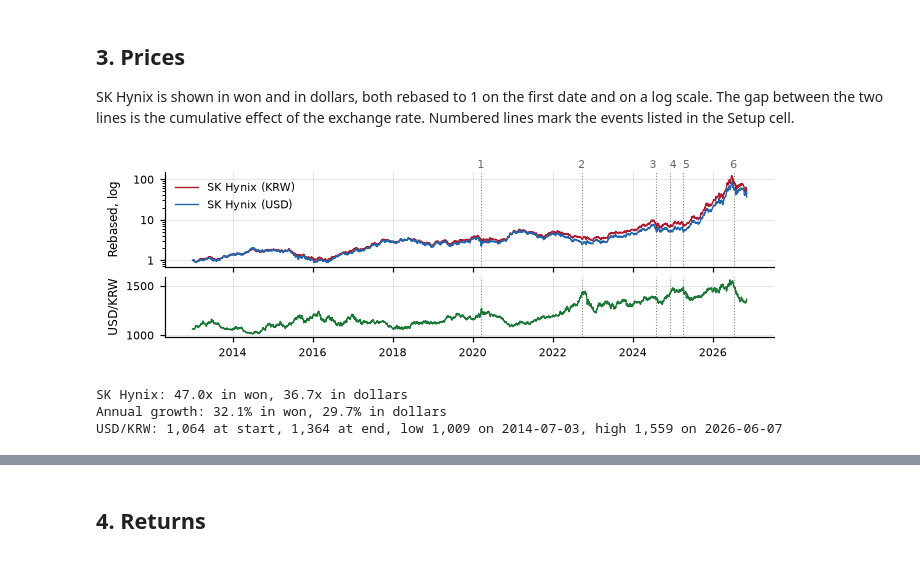
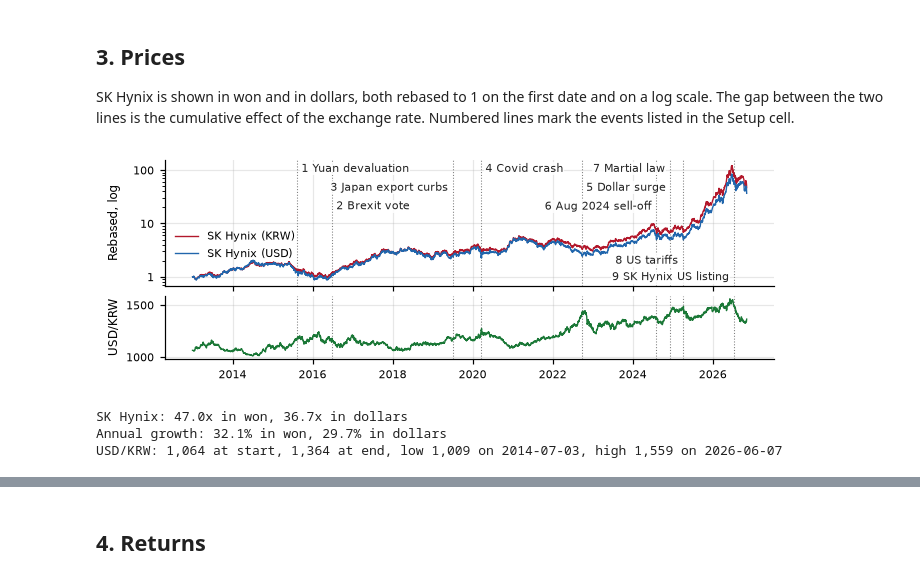
Before and after one commit to jaiveer-singh-madan/Playing-With-Finance, a Jupyter notebook: Risk_Management/Assignment1/fm321_assignment1_hynix_krw.ipynb, the cells around one changed output, grey strips where cells are left out. Drawn from its saved outputs; the diff is of its cells as text; code cells hidden in the pictures.

```diff
--- a/Risk_Management/Assignment1/fm321_assignment1_hynix_krw.ipynb
+++ b/Risk_Management/Assignment1/fm321_assignment1_hynix_krw.ipynb
@@ -54,10 +54,13 @@ COLOR = {"HY": "#B2182B", "FX": "#1B7837", "HYUSD": "#2166AC"}
 
 # Events marked on the charts, numbered in this order
 EVENTS = [
+    ("2015-08-11", "Yuan devaluation"),
+    ("2016-06-24", "Brexit vote"),
+    ("2019-07-04", "Japan export curbs"),
     ("2020-03-16", "Covid crash"),
     ("2022-09-22", "Dollar surge"),
-    ("2024-08-05", "August 2024 sell-off"),
-    ("2024-12-03", "Korean martial law"),
+    ("2024-08-05", "Aug 2024 sell-off"),
+    ("2024-12-03", "Martial law"),
     ("2025-04-03", "US tariffs"),
     ("2026-07-10", "SK Hynix US listing"),
 ]
@@ -107,7 +110,7 @@ def mark_events(ax, numbers=True):
         if numbers:
             near_prev = i > 0 and (d - dates[i - 1]).days < 150
             near_next = i < len(dates) - 1 and (dates[i + 1] - d).days < 150
-            ha = "left" if near_prev else ("right" if near_next else "center")
+            ha = "center" if near_prev == near_next else ("left" if near_prev else "right")
             ax.text(d, 1.01, str(i + 1), transform=ax.get_xaxis_transform(),
                     fontsize=7, ha=ha, va="bottom", color="dimgrey")
 # %% [markdown]
@@ -226,34 +228,44 @@ Daily joint returns: 3398; weekly returns: 721
 
 SK Hynix is shown in won and in dollars, both rebased to 1 on the first date and on a log scale. The gap between the two lines is the cumulative effect of the exchange rate. Numbered lines mark the events listed in the Setup cell.
 # %%
-fig, axes = plt.subplots(2, 1, figsize=(FIG_W, 2.05), sharex=True, gridspec_kw={"height_ratios": [1.6, 1]})
-axes[0].plot(J.index, J["P"] / J["P"].iloc[0], color=COLOR["HY"], label=LABEL["HY"])
+fig, axes = plt.subplots(2, 1, figsize=(FIG_W, 2.25), sharex=True, gridspec_kw={"height_ratios": [2, 1]})
+rebased = J["P"] / J["P"].iloc[0]
+axes[0].plot(J.index, rebased, color=COLOR["HY"], label=LABEL["HY"])
 axes[0].plot(J.index, J["P_usd"] / J["P_usd"].iloc[0], color=COLOR["HYUSD"], label=LABEL["HYUSD"])
 axes[0].set_yscale("log")
 axes[0].yaxis.set_major_formatter(plt.FuncFormatter(lambda v, p: f"{v:g}"))
 axes[0].yaxis.set_minor_formatter(plt.NullFormatter())
 axes[0].set_ylabel("Rebased, log")
-axes[0].legend(loc="upper left", frameon=False)
+axes[0].legend(loc="upper left", bbox_to_anchor=(0.0, 0.52), frameon=False)
 axes[1].plot(FX.index, FX["close_adj"], color=COLOR["FX"])
 axes[1].set_ylabel("USD/KRW")
-mark_events(axes[0])
-mark_events(axes[1], numbers=False)
+for ax in axes:
+    mark_events(ax, numbers=False)
+
+# Name each event beside its line. For each event in EVENTS: height in the panel, and side of the line for the text
+LABEL_POS = [(0.93, "right"), (0.63, "right"), (0.78, "left"), (0.93, "right"), (0.78, "right"),
+             (0.63, "left"), (0.93, "left"), (0.20, "left"), (0.07, "left")]
+for i, ((d, lab), (yy, side)) in enumerate(zip(EVENTS, LABEL_POS)):
+    axes[0].annotate(f"{i + 1} {lab}", xy=(mdates.date2num(pd.Timestamp(d)), yy), xycoords=axes[0].get_xaxis_transform(),
+                     xytext=(3 if side == "right" else -3, 0), textcoords="offset points",
+                     ha="left" if side == "right" else "right", va="center", fontsize=7, color="#222222",
+                     bbox=dict(facecolor="white", edgecolor="none", alpha=0.85, pad=0.6))
 year_axis(axes[1])
 fig.tight_layout(h_pad=0.4)
 fig.align_ylabels(axes)
 savefig(fig, "fig1_prices")
 plt.show()
 
 years = (J.index[-1] - J.index[0]).days / 365.25
 growth_krw = (J["P"].iloc[-1] / J["P"].iloc[0]) ** (1 / years) - 1
 growth_usd = (J["P_usd"].iloc[-1] / J["P_usd"].iloc[0]) ** (1 / years) - 1
 print(f"SK Hynix: {J['P'].iloc[-1] / J['P'].iloc[0]:.1f}x in won, {J['P_usd'].iloc[-1] / J['P_usd'].iloc[0]:.1f}x in dollars")
 print(f"Annual growth: {growth_krw:.1%} in won, {growth_usd:.1%} in dollars")
 print(f"USD/KRW: {FX['close_adj'].iloc[0]:,.0f} at start, {FX['close_adj'].iloc[-1]:,.0f} at end, "
       f"low {FX['close_adj'].min():,.0f} on {FX['close_adj'].idxmin().date()}, "
       f"high {FX['close_adj'].max():,.0f} on {FX['close_adj'].idxmax().date()}")
 # %% [output]
-[figure, old version]
+[figure, new version]
 SK Hynix: 47.0x in won, 36.7x in dollars
 Annual growth: 32.1% in won, 29.7% in dollars
 USD/KRW: 1,064 at start, 1,364 at end, low 1,009 on 2014-07-03, high 1,559 on 2026-06-07
```
Also changed, not shown: parts of 15 cells of this notebook, 5 other files.
